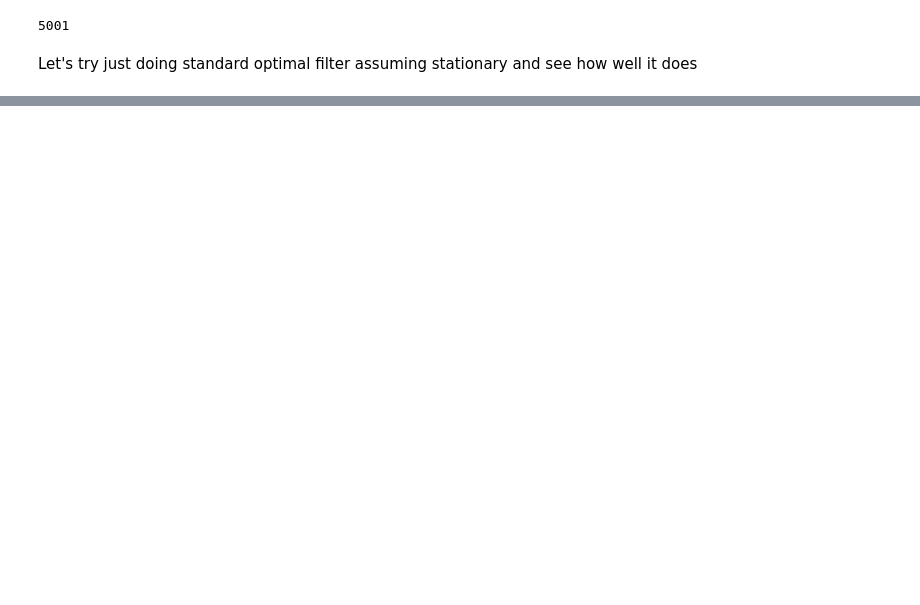
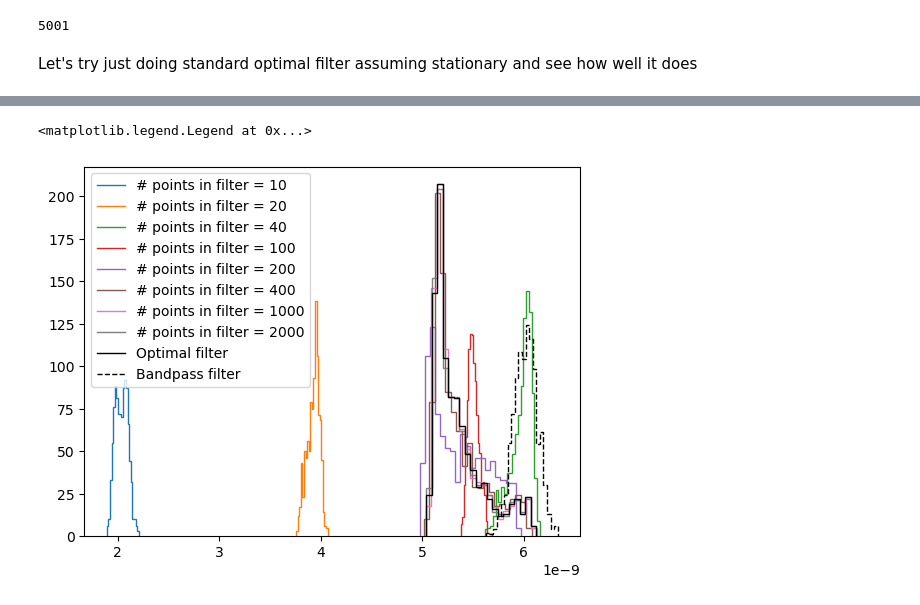
Before and after one commit to tompenny/SIMPLE_impulsesimulations, a Jupyter notebook: Reconstruction - Non-stationary transfer function.ipynb, the cells around one changed output, grey strips where cells are left out. Drawn from its saved outputs; the diff is of its cells as text; code cells hidden in the pictures; blank space fills up the shorter version.

```diff
--- a/Reconstruction - Non-stationary transfer function.ipynb
+++ b/Reconstruction - Non-stationary transfer function.ipynb
@@ -184,0 +266,19 @@ for yfb in yfb_l:
+# %%
+for n, corr_max in enumerate(corr_max_l):
+    hist1, bins1 = au.histogram_and_fit(corr_max, 20, 5, fit = False, plot = False)
+    plt.stairs(hist1, bins1, label = '# points in filter = ' + str(2*bands[n]))
+
+mdict = au.load_data_hdf5(filename1 + 'analysis' + str(int(yfb/2/np.pi)) + '_' + str(iter) +'.hdf5')
+corr_max2 = mdict['Kicks']
+amp_max2 = mdict['Band-pass filter']
+
+hist2, bins2= au.histogram_and_fit(corr_max2, 20, 5, fit = False, plot = False)
+hist3, bins3= au.histogram_and_fit(np.array(amp_max2)*6.3, 20, 5, fit = False, plot = False)
+
+
+plt.stairs(hist2, bins2, label = 'Optimal filter', color = 'k')
+plt.stairs(hist3, bins3, label = 'Bandpass filter', color = 'k', linestyle = '--')
+plt.legend()
+# %% [output]
+<matplotlib.legend.Legend at 0x...>
+[figure, added]
```
Also changed, not shown: parts of 23 cells of this notebook, 2 other files.
